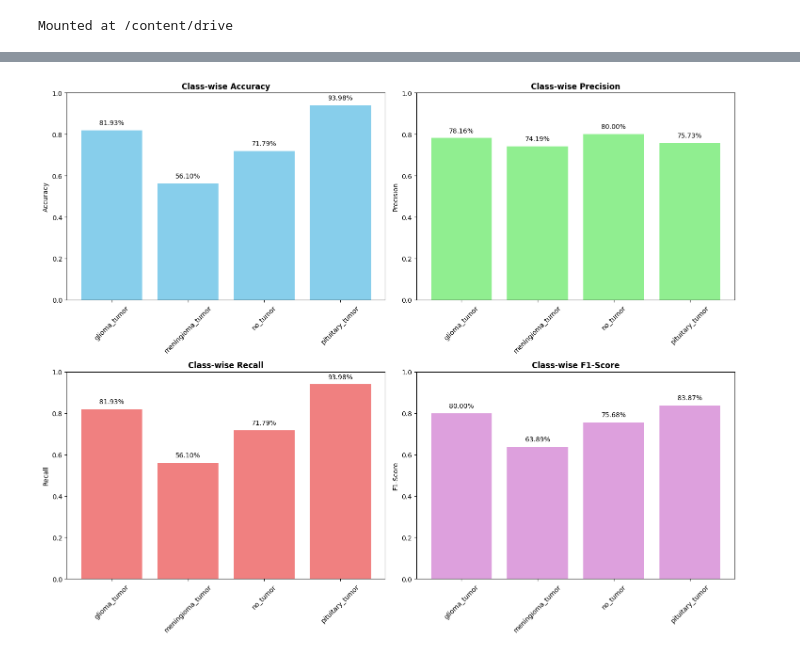
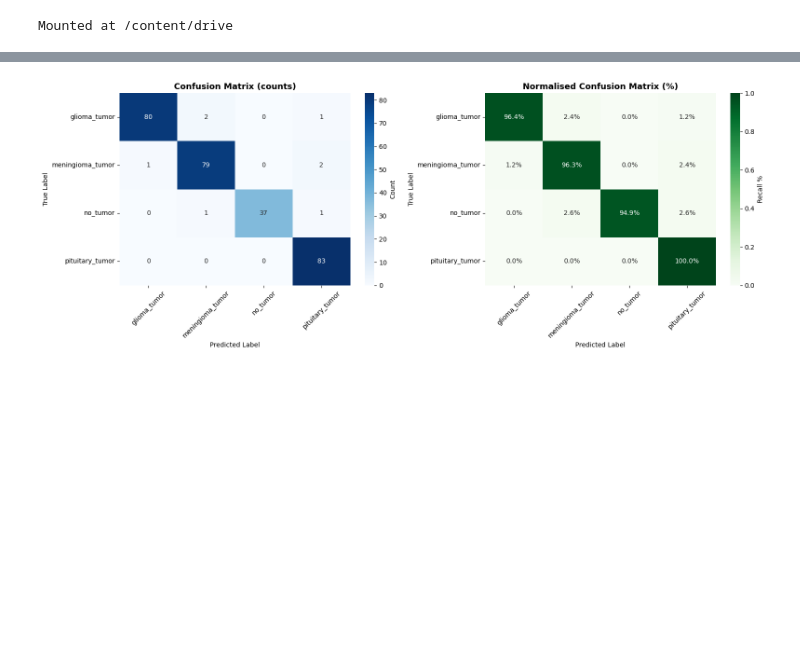
Before and after one commit to SNWE159/brain-tumor-classification, a Jupyter notebook: notebooks/04_ResNet50.ipynb, the cells around one changed output, grey strips where cells are left out. Saved outputs shown, nothing was run; the diff lists cells and outputs as text; code cells hidden in the pictures; blank space fills up the shorter version.

Commit message:
Resnet accuracy increase

```diff
--- a/notebooks/04_ResNet50.ipynb
+++ b/notebooks/04_ResNet50.ipynb
@@ -250,16 +546,6 @@ Test Accuracy: 0.7665505409240723
 # %%
-plt.figure(figsize=(12,5))
-# Accuracy
-plt.subplot(1,2,1)
-plt.plot(history.history["accuracy"])
-plt.plot(history.history["val_accuracy"])
-plt.title("Accuracy")
-plt.legend(["train", "val"])
-# Loss
-plt.subplot(1,2,2)
-plt.plot(history.history["loss"])
-plt.plot(history.history["val_loss"])
-plt.title("Loss")
-plt.legend(["train", "val"])
-plt.show()
+# ── Load Best Checkpoint ─────────────────────────────────────────────────────
+# Reload the best checkpoint from Stage 2 (highest val_accuracy)
+model.load_weights(ckpt_stage2)
+print("Best Stage 2 weights loaded.")
 # %% [output]
@@ -484,69 +770,31 @@ Normalized Confusion Matrix (by row):
 # %%
-class_accuracies = []
-class_precisions = []
-class_recalls = []
-class_f1_scores = []
+# ── Confusion Matrices ───────────────────────────────────────────────────────
+cm = confusion_matrix(y_true, y_pred_final)
+cm_norm = cm.astype('float') / cm.sum(axis=1, keepdims=True)
 
-for i in range(len(class_names)):
-    class_indices = np.where(y_true == i)[0]
-    if len(class_indices) > 0:
-        class_predictions = y_pred[class_indices]
-        class_acc = np.sum(class_predictions == i) / len(class_indices)
+fig, axes = plt.subplots(1, 2, figsize=(16, 6))
 
-        tp = np.sum(class_predictions == i)
-        fp = np.sum(y_pred == i) - tp
-        fn = len(class_indices) - tp
+# Raw counts
+sns.heatmap(cm, annot=True, fmt='d', cmap='Blues',
+            xticklabels=class_names, yticklabels=class_names,
+            ax=axes[0], cbar_kws={'label': 'Count'})
+axes[0].set_title('Confusion Matrix (counts)', fontsize=13, fontweight='bold')
+axes[0].set_ylabel('True Label')
+axes[0].set_xlabel('Predicted Label')
+axes[0].tick_params(axis='x', rotation=45)
 
-        precision = tp / (tp + fp) if (tp + fp) > 0 else 0
-        recall = tp / (tp + fn) if (tp + fn) > 0 else 0
-        f1 = 2 * (precision * recall) / (precision + recall) if (precision + recall) > 0 else 0
-
-        class_accuracies.append(class_acc)
-        class_precisions.append(precision)
-        class_recalls.append(recall)
-        class_f1_scores.append(f1)
-
-# Plot per-class metrics
-fig, axes = plt.subplots(2, 2, figsize=(15, 12))
-
-# Accuracy
-axes[0, 0].bar(class_names, class_accuracies, color='skyblue')
-axes[0, 0].set_title('Class-wise Accuracy', fontweight='bold')
-axes[0, 0].set_ylim(0, 1)
-axes[0, 0].set_ylabel('Accuracy')
-axes[0, 0].tick_params(axis='x', rotation=45)
-for i, v in enumerate(class_accuracies):
-    axes[0, 0].text(i, v + 0.02, f'{v:.2%}', ha='center', va='bottom')
-
-# Precision
-axes[0, 1].bar(class_names, class_precisions, color='lightgreen')
-axes[0, 1].set_title('Class-wise Precision', fontweight='bold')
-axes[0, 1].set_ylim(0, 1)
-axes[0, 1].set_ylabel('Precision')
-axes[0, 1].tick_params(axis='x', rotation=45)
-for i, v in enumerate(class_precisions):
-    axes[0, 1].text(i, v + 0.02, f'{v:.2%}', ha='center', va='bottom')
-
-# Recall
-axes[1, 0].bar(class_names, class_recalls, color='lightcoral')
-axes[1, 0].set_title('Class-wise Recall', fontweight='bold')
-axes[1, 0].set_ylim(0, 1)
-axes[1, 0].set_ylabel('Recall')
-axes[1, 0].tick_params(axis='x', rotation=45)
-for i, v in enumerate(class_recalls):
-    axes[1, 0].text(i, v + 0.02, f'{v:.2%}', ha='center', va='bottom')
-
-# F1-Score
-axes[1, 1].bar(class_names, class_f1_scores, color='plum')
-axes[1, 1].set_title('Class-wise F1-Score', fontweight='bold')
-axes[1, 1].set_ylim(0, 1)
-axes[1, 1].set_ylabel('F1-Score')
-axes[1, 1].tick_params(axis='x', rotation=45)
-for i, v in enumerate(class_f1_scores):
-    axes[1, 1].text(i, v + 0.02, f'{v:.2%}', ha='center', va='bottom')
+# Normalised
+sns.heatmap(cm_norm, annot=True, fmt='.1%', cmap='Greens',
+            xticklabels=class_names, yticklabels=class_names,
+            ax=axes[1], cbar_kws={'label': 'Recall %'})
+axes[1].set_title('Normalised Confusion Matrix (%)', fontsize=13, fontweight='bold')
+axes[1].set_ylabel('True Label')
+axes[1].set_xlabel('Predicted Label')
+axes[1].tick_params(axis='x', rotation=45)
 
 plt.tight_layout()
+fig.savefig(os.path.join(MODEL_SAVE_PATH, 'confusion_matrix.png'), dpi=150)
 plt.show()
 # %% [output]
-[figure, old version]
+[figure, new version]
 # %%
```
Also changed, not shown: parts of 23 cells of this notebook.
